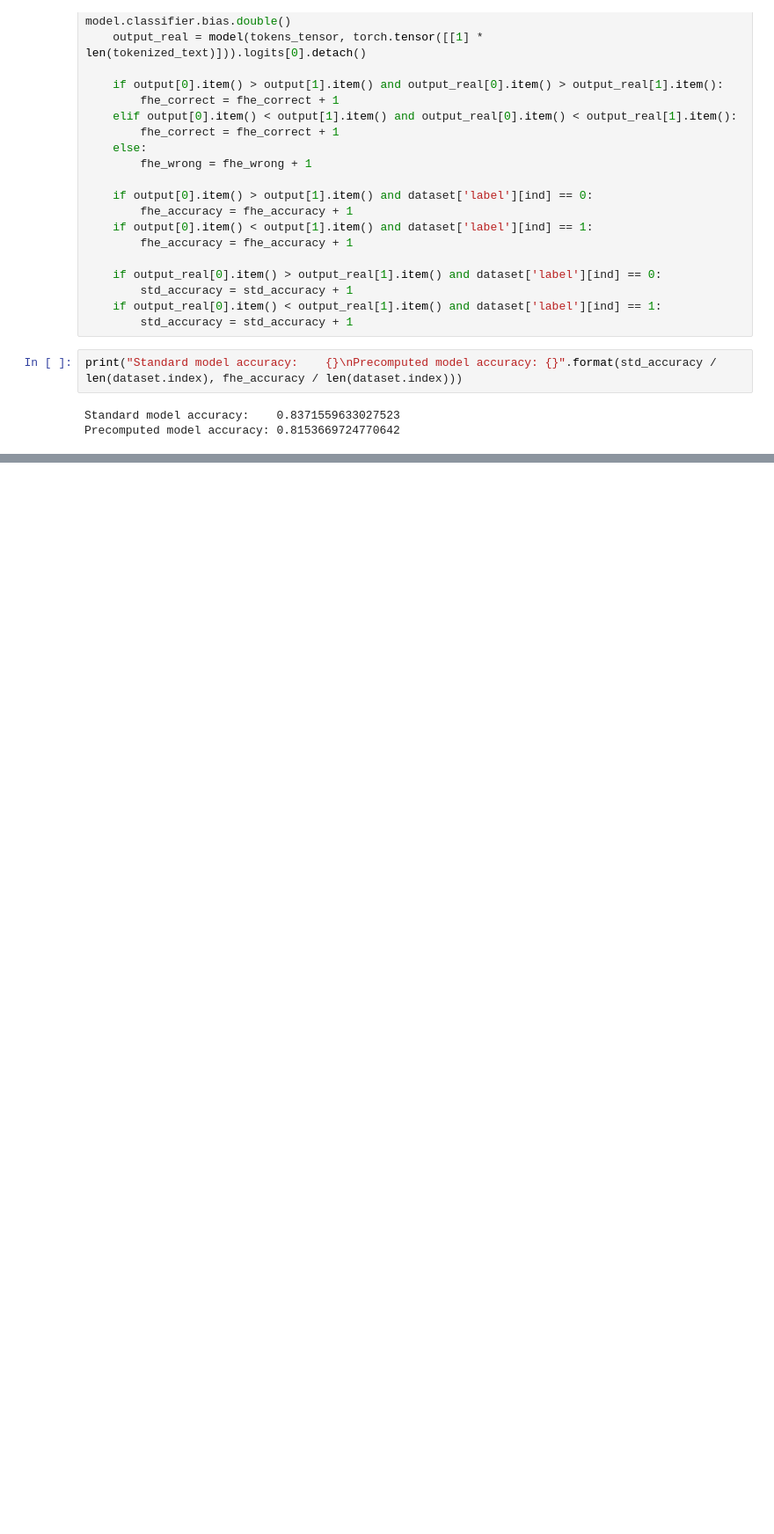
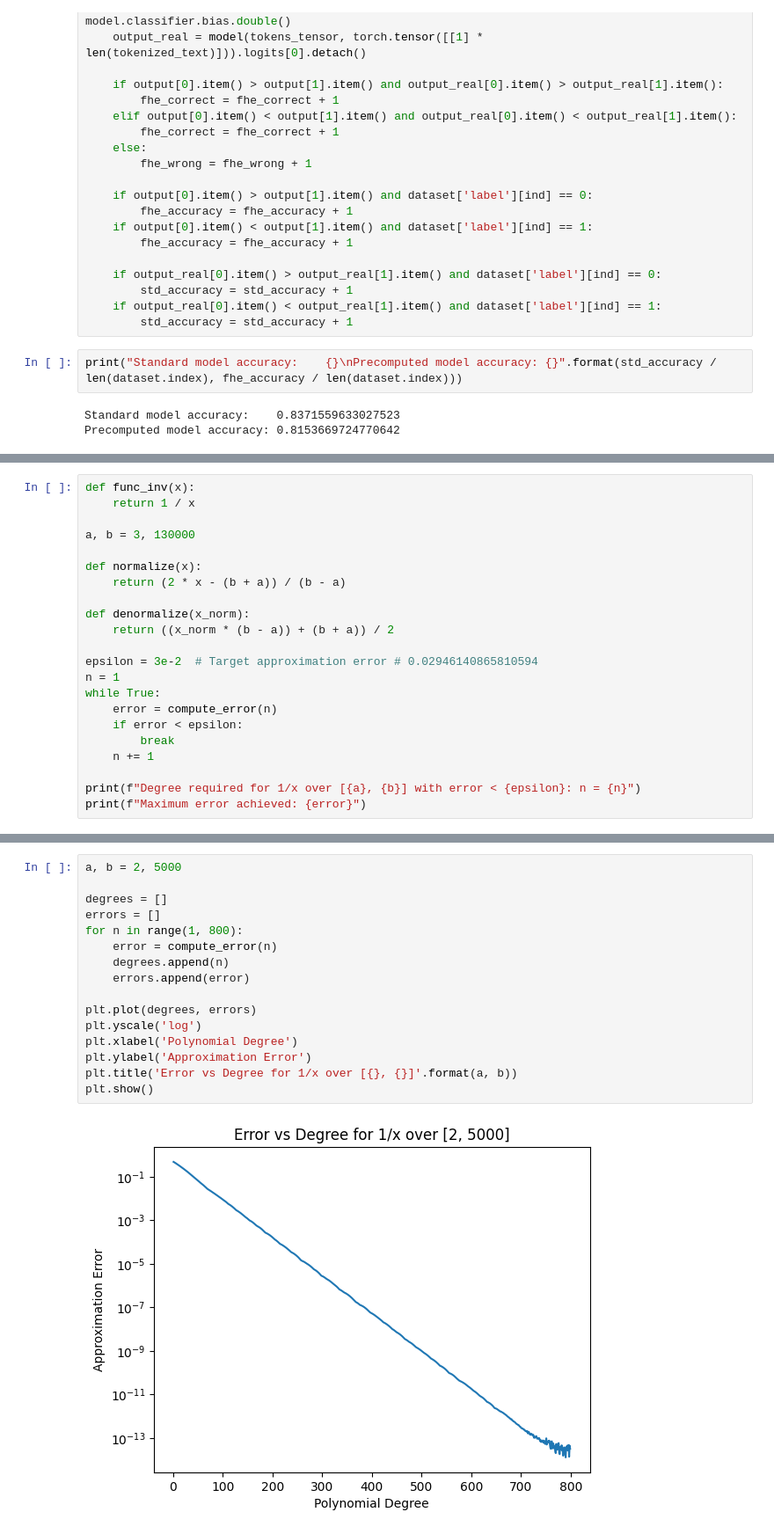
Before and after one commit to tonyma163/FHE-BERT-Tiny, a Jupyter notebook: notebooks/SST-2 BERT-Tiny Chebyshev Intervals.ipynb, the cells around one changed output, grey strips where cells are left out. Shown at 88% size. Cells and saved outputs as stored; diff of their text form; blank space fills up the shorter version.

```diff
--- a/notebooks/SST-2 BERT-Tiny Chebyshev Intervals.ipynb
+++ b/notebooks/SST-2 BERT-Tiny Chebyshev Intervals.ipynb
@@ -349,0 +394,22 @@ print(max(input_tanh))
+# %%
+def func_inv(x):
+    return 1 / x
+
+a, b = 3, 130000
+
+def normalize(x):
+    return (2 * x - (b + a)) / (b - a)
+
+def denormalize(x_norm):
+    return ((x_norm * (b - a)) + (b + a)) / 2
+
+epsilon = 3e-2  # Target approximation error # 0.02946140865810594
+n = 1
+while True:
+    error = compute_error(n)
+    if error < epsilon:
+        break
+    n += 1
+
+print(f"Degree required for 1/x over [{a}, {b}] with error < {epsilon}: n = {n}")
+print(f"Maximum error achieved: {error}")
@@ -349,0 +421,18 @@ print(max(input_tanh))
+# %%
+a, b = 2, 5000
+
+degrees = []
+errors = []
+for n in range(1, 800):
+    error = compute_error(n)
+    degrees.append(n)
+    errors.append(error)
+
+plt.plot(degrees, errors)
+plt.yscale('log')
+plt.xlabel('Polynomial Degree')
+plt.ylabel('Approximation Error')
+plt.title('Error vs Degree for 1/x over [{}, {}]'.format(a, b))
+plt.show()
+# %% [output]
+[figure, added]
```
Also changed, not shown: parts of 30 cells of this notebook, 4 other files.
